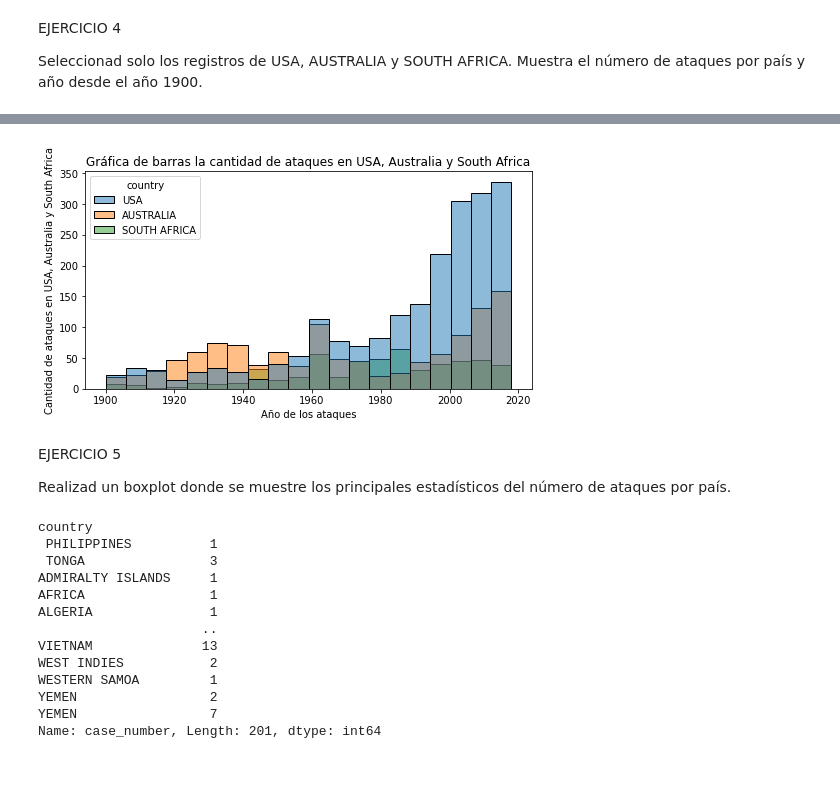
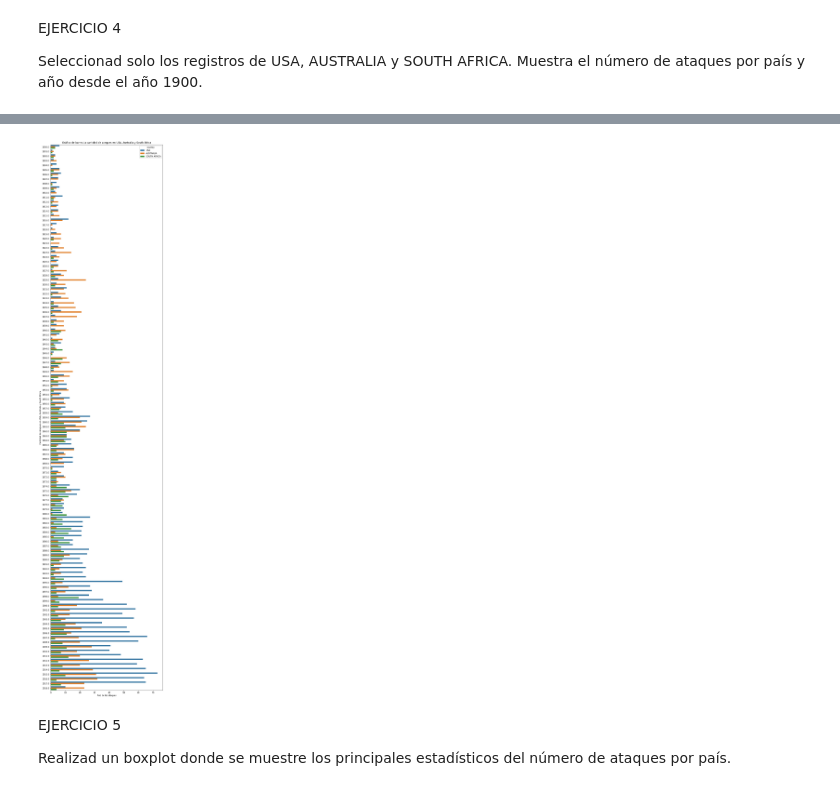
Before and after one commit to Adalab/DA-promo-b-modulo-2-sprint-1-Anais-Ana-Yadira, a Jupyter notebook: visualización/pair-programmin-vizualizacion-3-seaborn/pair-programmin-vizualizacion-3-seaborn.ipynb, the cells around one changed output, grey strips where cells are left out. Cells and saved outputs as stored; diff of their text form; code cells hidden in the pictures.

Commit message:
visualizacion 3

```diff
--- a/visualización/pair-programmin-vizualizacion-3-seaborn/pair-programmin-vizualizacion-3-seaborn.ipynb
+++ b/visualización/pair-programmin-vizualizacion-3-seaborn/pair-programmin-vizualizacion-3-seaborn.ipynb
@@ -117,7 +115,7 @@ EJERCICIO 4
 
 Seleccionad solo los registros de USA, AUSTRALIA y SOUTH AFRICA. Muestra el número de ataques por país y año desde el año 1900.
 # %%
-df_paises= df[(df['country']=='USA') | (df['country']== 'AUSTRALIA') | (df['country']=='SOUTH AFRICA')]
+df_paises= df[(df["country"].isin(["AUSTRALIA", "USA","SOUTH AFRICA"])) & (df['year']>=1900)]
 df_paises
 # %% [output]
 |  | case_number | unnamed:_0 | year | type | country | area | location | activity | name | sex_ | ... |
@@ -153,29 +134,12 @@ df_ej4
 # %%
-plt.figure(figsize =(8,4))
-fig = sns.histplot(x='year', data = df_ej4,hue = 'country')
+plt.figure(figsize =(10,50))
+fig = sns.countplot(y='year', data = df_paises, hue = 'country')
 fig.set(xlabel='Año de los ataques', ylabel = 'Cantidad de ataques en USA, Australia y South Africa')
 fig.set_title('Gráfica de barras la cantidad de ataques en USA, Australia y South Africa')
 plt.show()
 # %% [output]
-[figure, old version]
+[figure, new version]
 # %% [markdown]
 EJERCICIO 5
 
 Realizad un boxplot donde se muestre los principales estadísticos del número de ataques por país.
-# %%
-attack_pais = df.groupby(['country'])['case_number'].count()
-attack_pais
-# %% [output]
-country
- PHILIPPINES          1
- TONGA                3
-ADMIRALTY ISLANDS     1
-AFRICA                1
-ALGERIA               1
-                     ..
-VIETNAM              13
-WEST INDIES           2
-WESTERN SAMOA         1
-YEMEN                 2
-YEMEN                 7
-Name: case_number, Length: 201, dtype: int64
```
Also changed, not shown: parts of 12 cells of this notebook.
